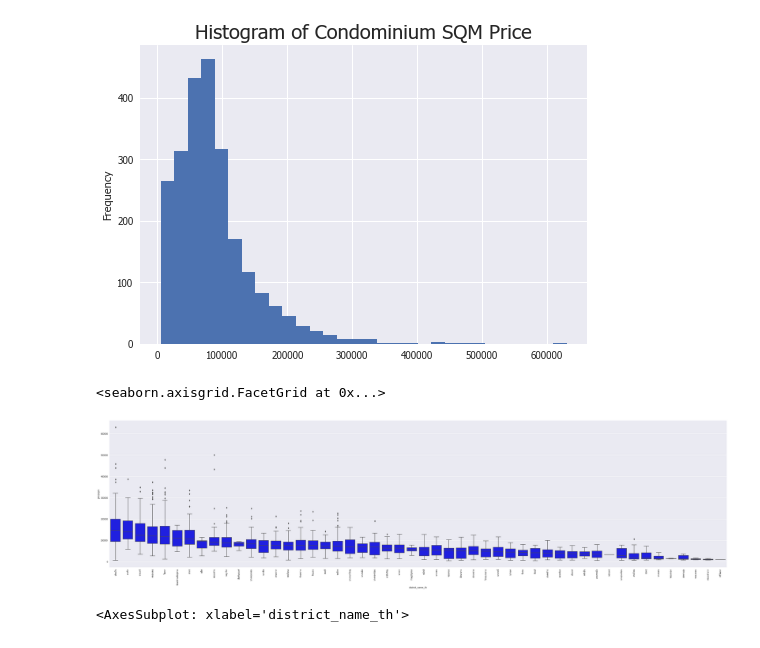
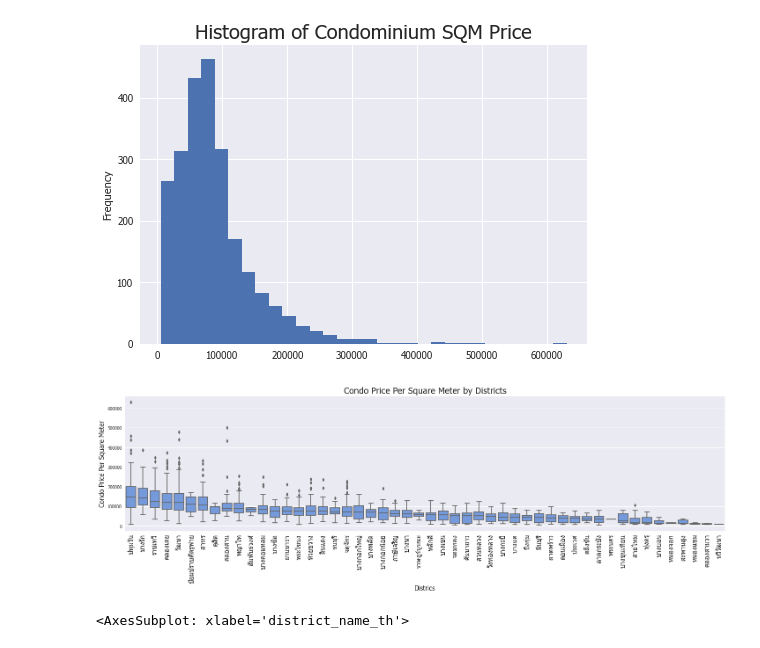
Before and after one commit to terjirapat/DADS5001-Project, a Jupyter notebook: project.ipynb, the cells around one changed output. Cells and saved outputs as stored; diff of their text form; code cells hidden in the pictures.

```diff
--- a/project.ipynb
+++ b/project.ipynb
@@ -324,7 +323,8 @@ df_new['project_id'].duplicated().sum()
 # %%
 df_new['livsc_per_pricesqm'] = df_new['living_score']/df_new['pricesqm']
 df_new['eatingsc_qlt_per_price'] = df_new['eating_quality_score']/df_new['eating_price_score']
-df_new['pricesqm_dct_mean'] = df_new.groupby('district_name_en').transform('mean')['pricesqm']
+df_new['pricesqm_dct_mean'] = df_new.groupby('district_name_en')['pricesqm'].transform('mean')
+df_new['pricesqm_dct_med'] = df_new.groupby('district_name_th')['pricesqm'].transform('median')
 df_new['rent_return'] = (df_new['median_rent_price_sqm']/df_new['pricesqm_dct_mean'])*12*100
 # %%
 dct_count = df_new.groupby('district_name_th').size().to_frame('n_condos')
@@ -371,11 +363,13 @@ df_new['pricesqm'].plot.hist(bins=30)
 <AxesSubplot: title={'center': 'Histogram of Condominium SQM Price'}, ylabel='Frequency'>
 [figure]
 # %%
-df_new['pricesqm_dct_med'] = df_new.groupby('district_name_th')['pricesqm'].transform('median')
-sns.catplot(data=df_new.sort_values(by='pricesqm_dct_med', ascending=False), kind='box', x='district_name_th', y='pricesqm', height=10, aspect=4, color='Blue').set_xticklabels(rotation=90)
+sns.catplot(data=df_new.sort_values(by='pricesqm_dct_med', ascending=False), kind='box', x='district_name_th', y='pricesqm', height=5, aspect=4, color='cornflowerblue').set_xticklabels(rotation=90, fontsize=15)
+plt.title('Condo Price Per Square Meter by Districts', fontsize=20)
+plt.xlabel('Districs', fontsize=15)
+plt.ylabel('Condo Price Per Square Meter', fontsize=15)
+plt.show()
 # %% [output]
-<seaborn.axisgrid.FacetGrid at 0x...>
-[figure, old version]
+[figure, new version]
 # %%
 dct_mean[['pricesqm']].sort_values(by='pricesqm', ascending=False).head(20).plot.bar()
 # %% [output]
```
Also changed, not shown: parts of 16 cells of this notebook, 2 other files.
